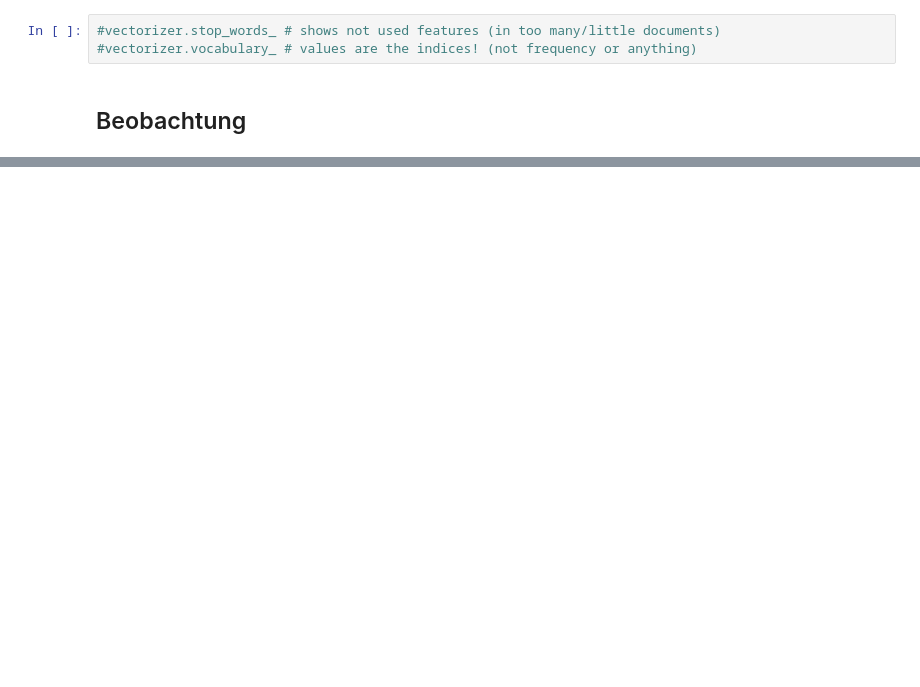
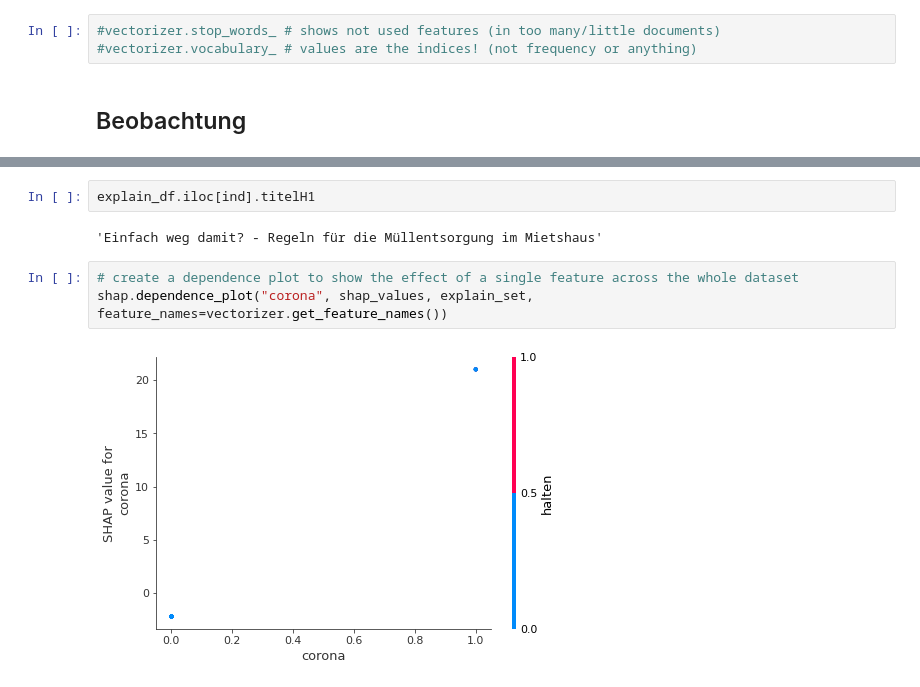
Before and after one commit to susannaruecker/master_thesis, a Jupyter notebook: first_trial_BOW.ipynb, the cells around one changed output, grey strips where cells are left out. Drawn from its saved outputs; the diff is of its cells as text; blank space fills up the shorter version.

```diff
--- a/first_trial_BOW.ipynb
+++ b/first_trial_BOW.ipynb
@@ -315,0 +395,9 @@ Problem: Target-Varieblen sind sehr unausgeglichen, wenige Artikel mit sehr hohe
+# %%
+explain_df.iloc[ind].titelH1
+# %% [output]
+'Einfach weg damit? - Regeln für die Müllentsorgung im Mietshaus'
+# %%
+# create a dependence plot to show the effect of a single feature across the whole dataset
+shap.dependence_plot("corona", shap_values, explain_set, feature_names=vectorizer.get_feature_names())
+# %% [output]
+[figure, added]
```
Also changed, not shown: parts of 26 cells of this notebook, 3 other files.
